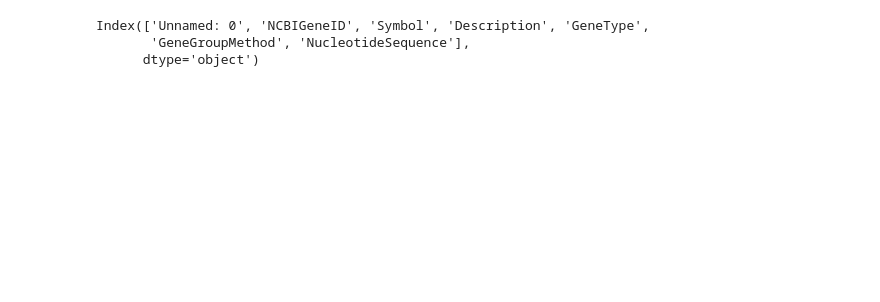
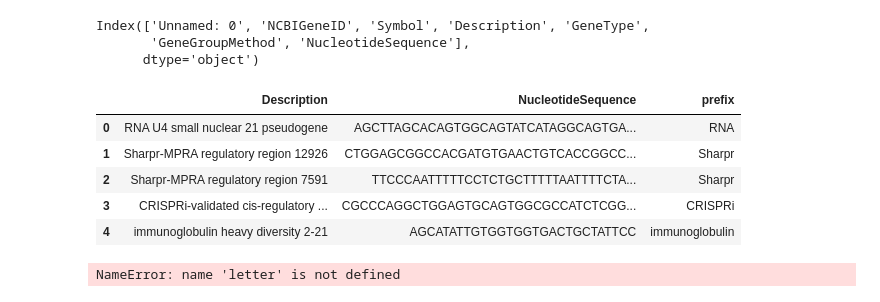
Before and after one commit to gakiraz/DNA-Sequence-Prediction, a Jupyter notebook: DNA-Sequence-prediction.ipynb, the cells around one changed output. Drawn from its saved outputs; the diff is of its cells as text; code cells hidden in the pictures; blank space fills up the shorter version.

```diff
--- a/DNA-Sequence-prediction.ipynb
+++ b/DNA-Sequence-prediction.ipynb
@@ -57,0 +80,9 @@ train_df["NucleotideSequence"] = train_df["NucleotideSequence"].str.replace(r"[<
+# %%
+train_df.head()
+# %% [output]
+|  | Description | NucleotideSequence | prefix |
+| 0 | RNA U4 small nuclear 21 pseudogene | AGCTTAGCACAGTGGCAGTATCATAGGCAGTGA... | RNA |
+| 1 | Sharpr-MPRA regulatory region 12926 | CTGGAGCGGCCACGATGTGAACTGTCACCGGCC... | Sharpr |
+| 2 | Sharpr-MPRA regulatory region 7591 | TTCCCAATTTTTCCTCTGCTTTTTAATTTTCTA... | Sharpr |
+| 3 | CRISPRi-validated cis-regulatory ... | CGCCCAGGCTGGAGTGCAGTGGCGCCATCTCGG... | CRISPRi |
+| 4 | immunoglobulin heavy diversity 2-21 | AGCATATTGTGGTGGTGACTGCTATTCC | immunoglobulin |
@@ -57,0 +91,6 @@ train_df["NucleotideSequence"] = train_df["NucleotideSequence"].str.replace(r"[<
+# %%
+def map_nucleotides(sequence):
+    remaping_DNA = {"A":4,"G":5,"C":6,"T":7}
+    return [remaping_DNA[letter] for letter in sequence]
+# %% [output]
+NameError: name 'letter' is not defined
```
Also changed, not shown: parts of 13 cells of this notebook.
